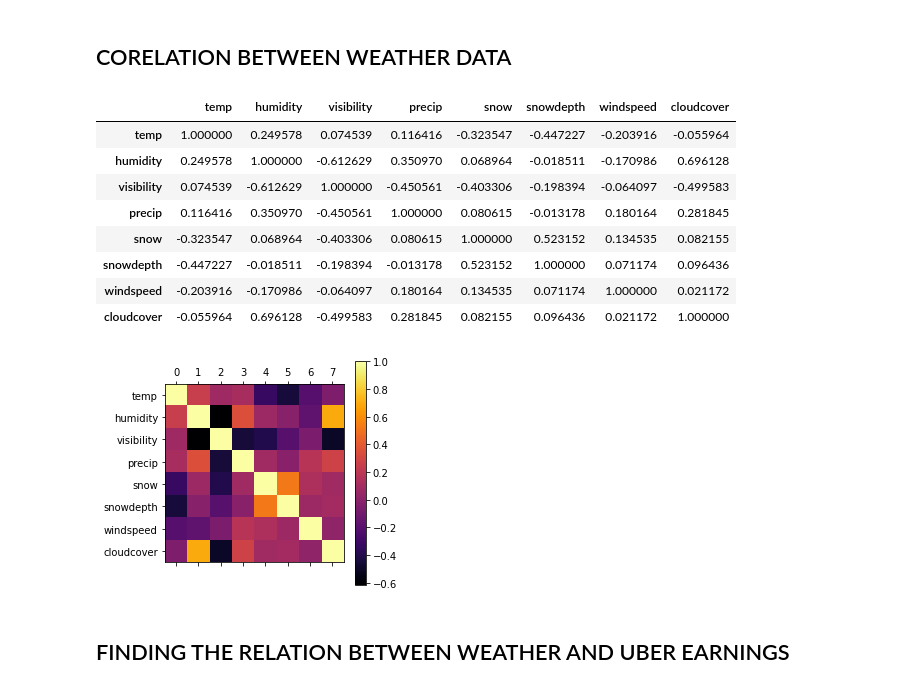
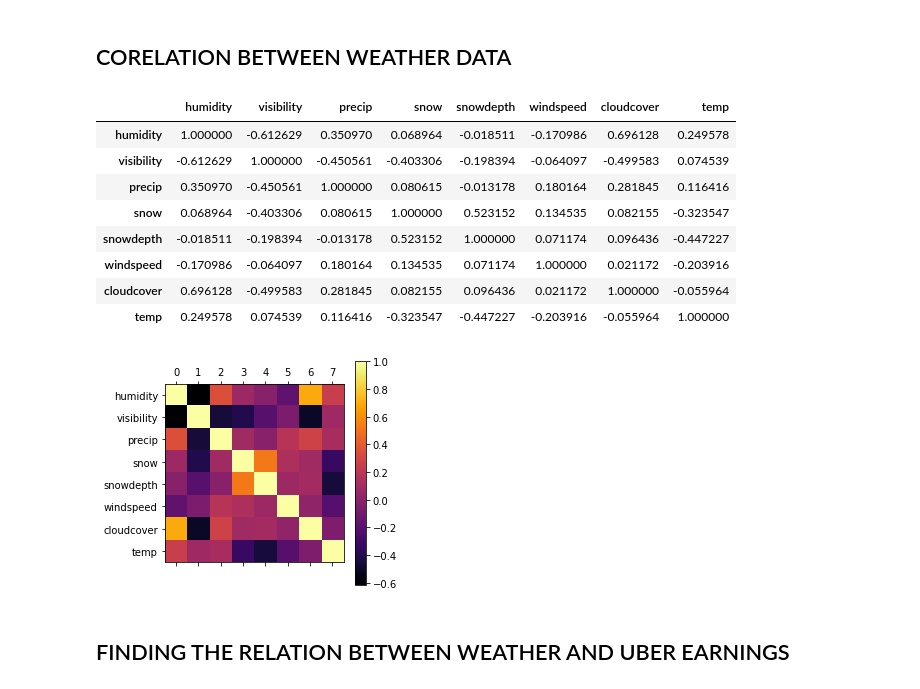
Before and after one commit to NAGSnag/DATA_ANALYSIS, a Jupyter notebook: NYC_RIDES_ANALYSIS.ipynb, the cells around one changed output. Saved outputs shown, nothing was run; the diff lists cells and outputs as text; code cells hidden in the pictures.

```diff
--- a/NYC_RIDES_ANALYSIS.ipynb
+++ b/NYC_RIDES_ANALYSIS.ipynb
@@ -242,28 +215,28 @@ plt.show()
 ## CORELATION BETWEEN WEATHER DATA
 # %%
 weather=pd.read_csv('nyc 2021-01-01 to 2021-12-31.csv')
-weatherdata=weather[['datetime', 'temp', 'humidity', 'visibility', 'precip', 'snow',
-       'snowdepth','windspeed',
-       'cloudcover']]
+weatherdata=weather[['datetime', 'humidity', 'visibility', 'precip', 'snow',
+       'snowdepth','windspeed','cloudcover', 'temp'
+       ]]
 w=weatherdata.corr()
 we=plt.matshow(w, cmap='inferno')
 plt.colorbar(we)
-labels =['temp', 'humidity', 'visibility', 'precip', 'snow',
+labels =['humidity', 'visibility', 'precip', 'snow',
        'snowdepth','windspeed',
-       'cloudcover']
+       'cloudcover','temp']
 plt.yticks(np.arange(len(labels)), labels)
 w
 # %% [output]
-|  | temp | humidity | visibility | precip | snow | snowdepth | windspeed | cloudcover |
-| temp | 1.000000 | 0.249578 | 0.074539 | 0.116416 | -0.323547 | -0.447227 | -0.203916 | -0.055964 |
-| humidity | 0.249578 | 1.000000 | -0.612629 | 0.350970 | 0.068964 | -0.018511 | -0.170986 | 0.696128 |
-| visibility | 0.074539 | -0.612629 | 1.000000 | -0.450561 | -0.403306 | -0.198394 | -0.064097 | -0.499583 |
-| precip | 0.116416 | 0.350970 | -0.450561 | 1.000000 | 0.080615 | -0.013178 | 0.180164 | 0.281845 |
-| snow | -0.323547 | 0.068964 | -0.403306 | 0.080615 | 1.000000 | 0.523152 | 0.134535 | 0.082155 |
-| snowdepth | -0.447227 | -0.018511 | -0.198394 | -0.013178 | 0.523152 | 1.000000 | 0.071174 | 0.096436 |
-| windspeed | -0.203916 | -0.170986 | -0.064097 | 0.180164 | 0.134535 | 0.071174 | 1.000000 | 0.021172 |
-| cloudcover | -0.055964 | 0.696128 | -0.499583 | 0.281845 | 0.082155 | 0.096436 | 0.021172 | 1.000000 |
+|  | humidity | visibility | precip | snow | snowdepth | windspeed | cloudcover | temp |
+| humidity | 1.000000 | -0.612629 | 0.350970 | 0.068964 | -0.018511 | -0.170986 | 0.696128 | 0.249578 |
+| visibility | -0.612629 | 1.000000 | -0.450561 | -0.403306 | -0.198394 | -0.064097 | -0.499583 | 0.074539 |
+| precip | 0.350970 | -0.450561 | 1.000000 | 0.080615 | -0.013178 | 0.180164 | 0.281845 | 0.116416 |
+| snow | 0.068964 | -0.403306 | 0.080615 | 1.000000 | 0.523152 | 0.134535 | 0.082155 | -0.323547 |
+| snowdepth | -0.018511 | -0.198394 | -0.013178 | 0.523152 | 1.000000 | 0.071174 | 0.096436 | -0.447227 |
+| windspeed | -0.170986 | -0.064097 | 0.180164 | 0.134535 | 0.071174 | 1.000000 | 0.021172 | -0.203916 |
+| cloudcover | 0.696128 | -0.499583 | 0.281845 | 0.082155 | 0.096436 | 0.021172 | 1.000000 | -0.055964 |
+| temp | 0.249578 | 0.074539 | 0.116416 | -0.323547 | -0.447227 | -0.203916 | -0.055964 | 1.000000 |
-[figure, old version]
+[figure, new version]
 # %% [markdown]
 ## FINDING THE  RELATION BETWEEN WEATHER AND UBER EARNINGS
 # %%
```
Also changed, not shown: parts of 6 cells of this notebook.
